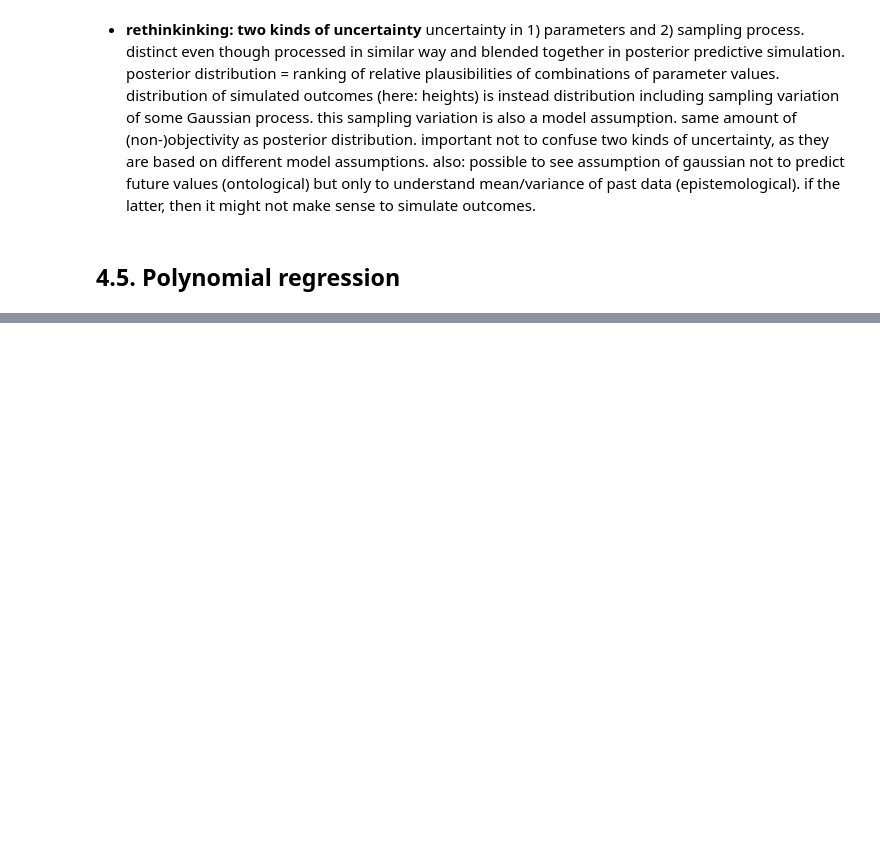
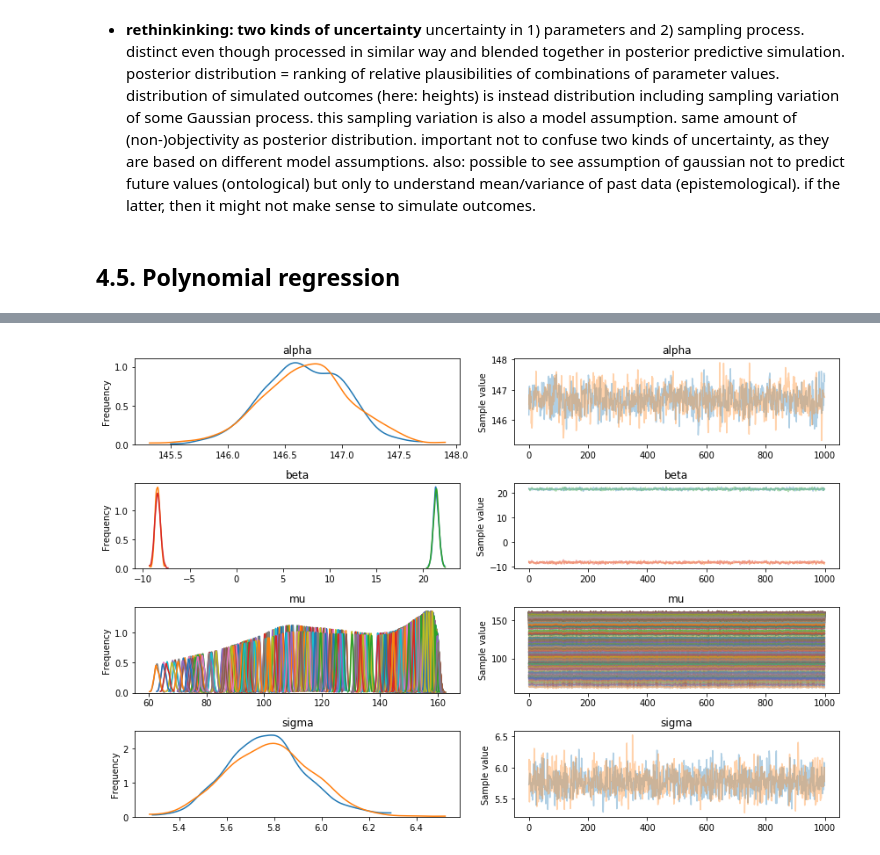
Before and after one commit to nwweber/statistical_rethinking, a Jupyter notebook: chapter_04_linear_models.ipynb, the cells around one changed output, grey strips where cells are left out. Cells and saved outputs as stored; diff of their text form; code cells hidden in the pictures; blank space fills up the shorter version.

```diff
--- a/chapter_04_linear_models.ipynb
+++ b/chapter_04_linear_models.ipynb
@@ -794,0 +859,4 @@ plt.fill_between(d2_weight_ord, height_pred_hpd[:, 1], height_pred_hpd[:, 0], al
+# %%
+pm.traceplot(trace_4_5);
+# %% [output]
+[figure, added]
```
Also changed, not shown: parts of 9 cells of this notebook.
